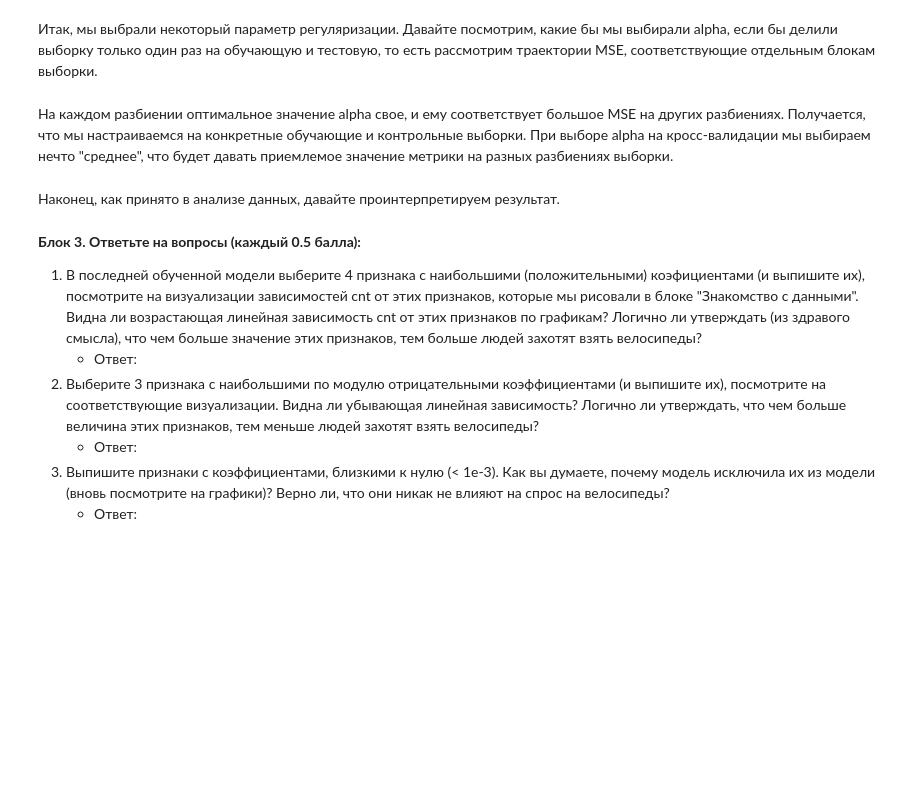
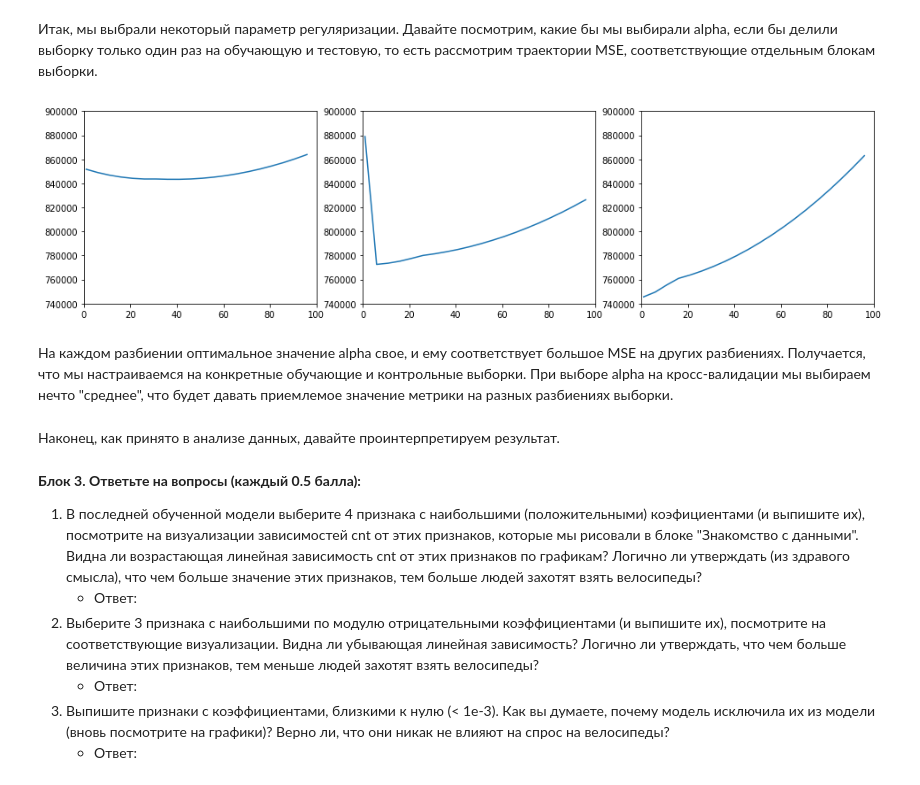
Before and after one commit to qweasd7924/MIPT-machine-learning, a Jupyter notebook: c2/HW/3 linear regression and overfitting and regularization/OverfittingTask.ipynb, the cells around one changed output. Cells and saved outputs as stored; diff of their text form; code cells hidden in the pictures; blank space fills up the shorter version.

```diff
--- a/c2/HW/3 linear regression and overfitting and regularization/OverfittingTask.ipynb
+++ b/c2/HW/3 linear regression and overfitting and regularization/OverfittingTask.ipynb
@@ -243,7 +277,14 @@ alphas = np.arange(1, 100, 5)
 # %%
 # Код 3.3 (1 балл)
 # Выведите значения alpha, соответствующие минимумам MSE на каждом разбиении (то есть по столбцам).
 # На трех отдельных графиках визуализируйте столбцы .mse_path_
+plt.figure(figsize=(16,4))
+for i in range(3):
+    plt.subplot(1,3,i+1)
+    plt.plot(lassoCV.alphas_,lassoCV.mse_path_[:,i])
+    plt.axis([0, 100, 740000, 900000])
+# %% [output]
+[figure, added]
 # %% [markdown]
 На каждом разбиении оптимальное значение alpha свое, и ему соответствует большое MSE на других разбиениях. Получается, что мы настраиваемся на конкретные обучающие и контрольные выборки. При выборе alpha на кросс-валидации мы выбираем нечто "среднее", что будет давать приемлемое значение метрики на разных разбиениях выборки.
 # %% [markdown]
```
Also changed, not shown: parts of 6 cells of this notebook.
